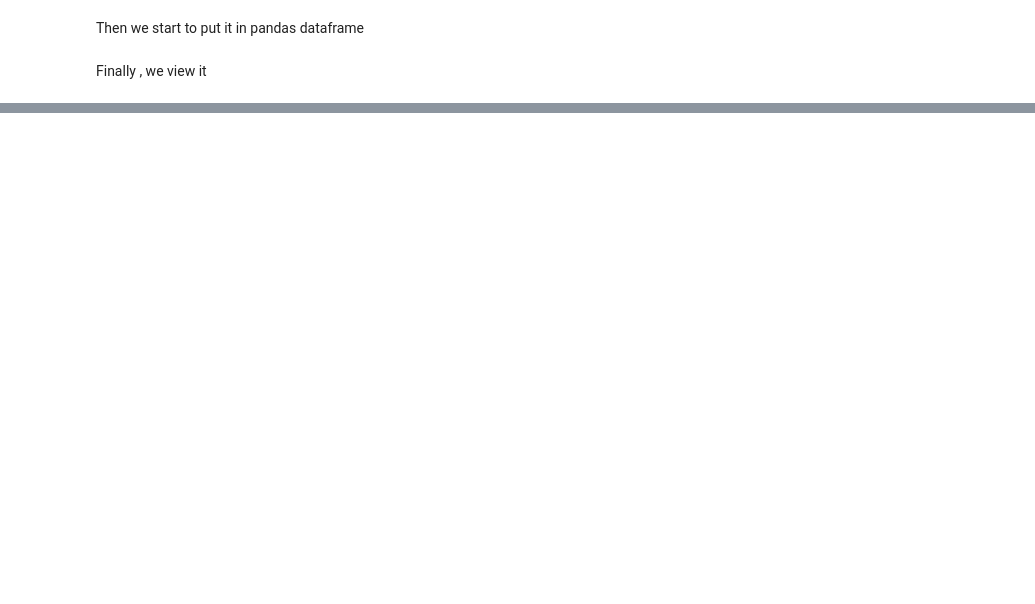
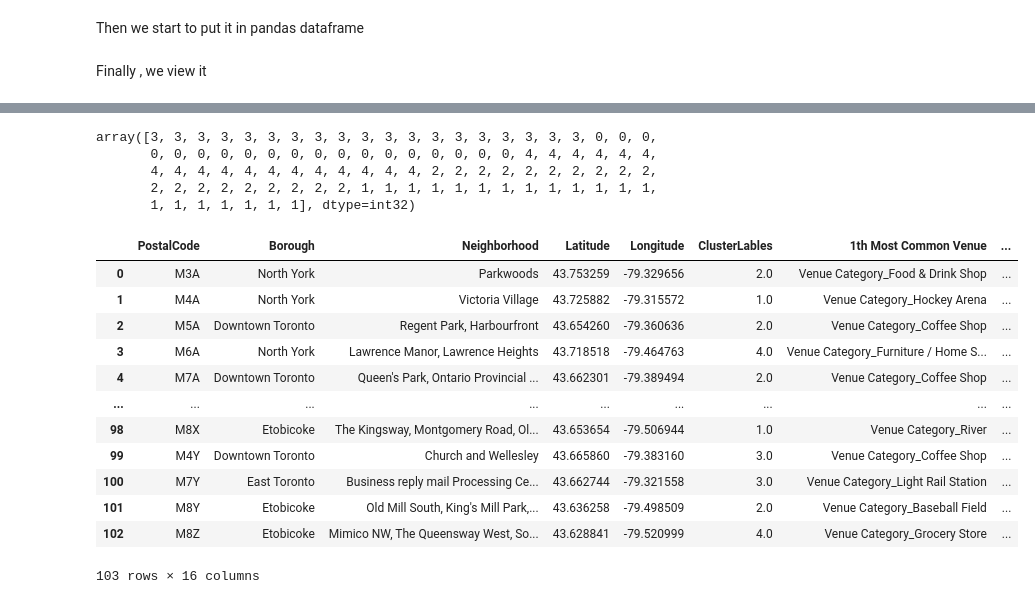
Before and after one commit to MinaRashad/Coursera_Capstone, a Jupyter notebook: Toronto_neighbourhoods.ipynb, the cells around one changed output, grey strips where cells are left out. Saved outputs shown, nothing was run; the diff lists cells and outputs as text; code cells hidden in the pictures; blank space fills up the shorter version.

```diff
--- a/Toronto_neighbourhoods.ipynb
+++ b/Toronto_neighbourhoods.ipynb
@@ -73,0 +217,6 @@ df.head()
+# %%
+def return_most_common_venues(row, num_top_venues=10):
+    row_categories = row.iloc[1:]
+    row_categories_sorted = row_categories.sort_values(ascending=False)
+
+    return row_categories_sorted.index.values[0:num_top_venues]
@@ -73,0 +225,10 @@ df.head()
+# %%
+columns = ['Neighborhood']
+for ind in np.arange(10):
+    try:
+        columns.append('{}{} Most Common Venue'.format(ind+1, indicators[ind]))
+    except:
+        columns.append('{}th Most Common Venue'.format(ind+1))
+neighborhood_Venues_Sorted = pd.DataFrame(columns=columns)
+neighborhood_Venues_Sorted["Neighborhood"] = toronto_grouped.index
+neighborhood_Venues_Sorted
@@ -73,0 +249,4 @@ df.head()
+# %%
+for i in range(neighborhood_Venues_Sorted.shape[0]):
+    row = toronto_grouped.iloc[i,:-1]
+    neighborhood_Venues_Sorted.iloc[i,1:]=return_most_common_venues(row)
@@ -73,0 +272,33 @@ df.head()
+# %%
+kclusters = 5
+toronto_grouped_clusters = toronto_grouped.drop("Neighborhood",1)
+toronto_grouped_clusters
+kmeans = KMeans(n_clusters=kclusters,random_state=0).fit(toronto_grouped_clusters)
+
+kmeans.labels_[0:100]
+# %% [output]
+array([3, 3, 3, 3, 3, 3, 3, 3, 3, 3, 3, 3, 3, 3, 3, 3, 3, 3, 3, 0, 0, 0,
+       0, 0, 0, 0, 0, 0, 0, 0, 0, 0, 0, 0, 0, 0, 0, 0, 4, 4, 4, 4, 4, 4,
+       4, 4, 4, 4, 4, 4, 4, 4, 4, 4, 4, 4, 2, 2, 2, 2, 2, 2, 2, 2, 2, 2,
+       2, 2, 2, 2, 2, 2, 2, 2, 2, 1, 1, 1, 1, 1, 1, 1, 1, 1, 1, 1, 1, 1,
+       1, 1, 1, 1, 1, 1, 1], dtype=int32)
+# %%
+neighborhood_Venues_Sorted.insert(0,'ClusterLables',kmeans.labels_)
+df_merged = df
+
+df_merged = df_merged.join(neighborhood_Venues_Sorted.set_index('Neighborhood'), on='Neighborhood')
+df_merged
+# %% [output]
+|  | PostalCode | Borough | Neighborhood | Latitude | Longitude | ClusterLables | 1th Most Common Venue | ... |
+| 0 | M3A | North York | Parkwoods | 43.753259 | -79.329656 | 2.0 | Venue Category_Food & Drink Shop | ... |
+| 1 | M4A | North York | Victoria Village | 43.725882 | -79.315572 | 1.0 | Venue Category_Hockey Arena | ... |
+| 2 | M5A | Downtown Toronto | Regent Park, Harbourfront | 43.654260 | -79.360636 | 2.0 | Venue Category_Coffee Shop | ... |
+| 3 | M6A | North York | Lawrence Manor, Lawrence Heights | 43.718518 | -79.464763 | 4.0 | Venue Category_Furniture / Home S... | ... |
+| 4 | M7A | Downtown Toronto | Queen's Park, Ontario Provincial ... | 43.662301 | -79.389494 | 2.0 | Venue Category_Coffee Shop | ... |
+| ... | ... | ... | ... | ... | ... | ... | ... | ... |
+| 98 | M8X | Etobicoke | The Kingsway, Montgomery Road, Ol... | 43.653654 | -79.506944 | 1.0 | Venue Category_River | ... |
+| 99 | M4Y | Downtown Toronto | Church and Wellesley | 43.665860 | -79.383160 | 3.0 | Venue Category_Coffee Shop | ... |
+| 100 | M7Y | East Toronto | Business reply mail Processing Ce... | 43.662744 | -79.321558 | 3.0 | Venue Category_Light Rail Station | ... |
+| 101 | M8Y | Etobicoke | Old Mill South, King's Mill Park,... | 43.636258 | -79.498509 | 2.0 | Venue Category_Baseball Field | ... |
+| 102 | M8Z | Etobicoke | Mimico NW, The Queensway West, So... | 43.628841 | -79.520999 | 4.0 | Venue Category_Grocery Store | ... |
+103 rows × 16 columns
```
Also changed, not shown: parts of 28 cells of this notebook, 2 other files.
